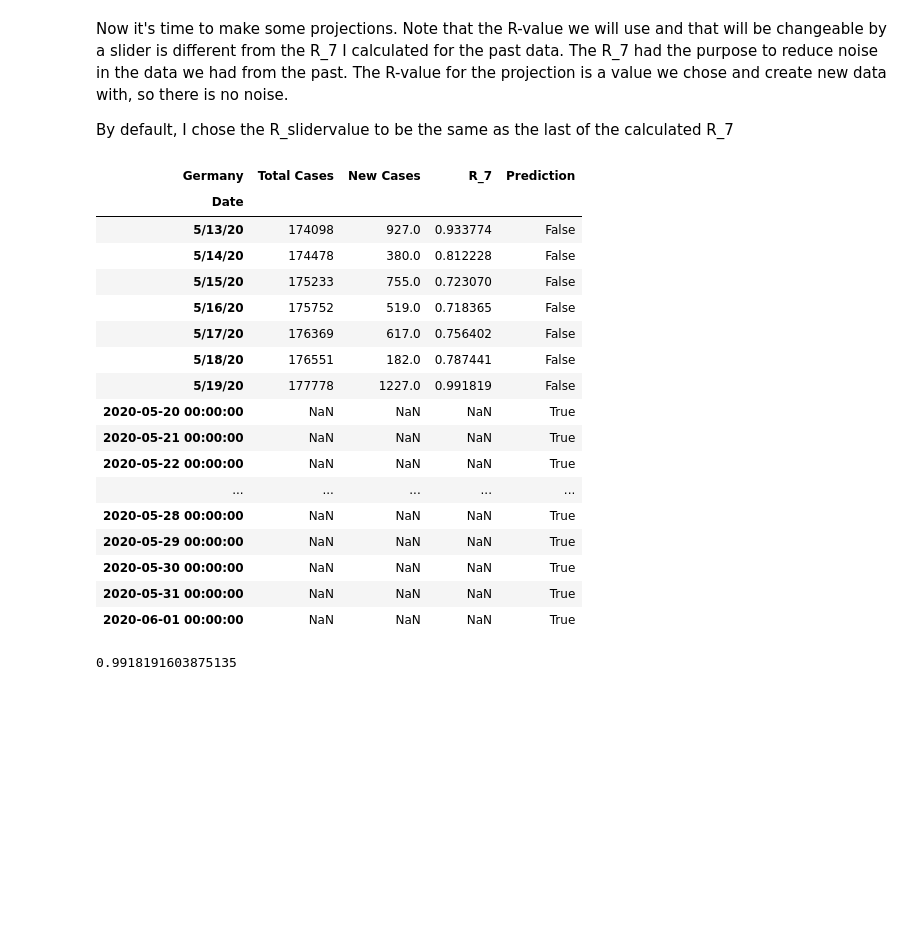
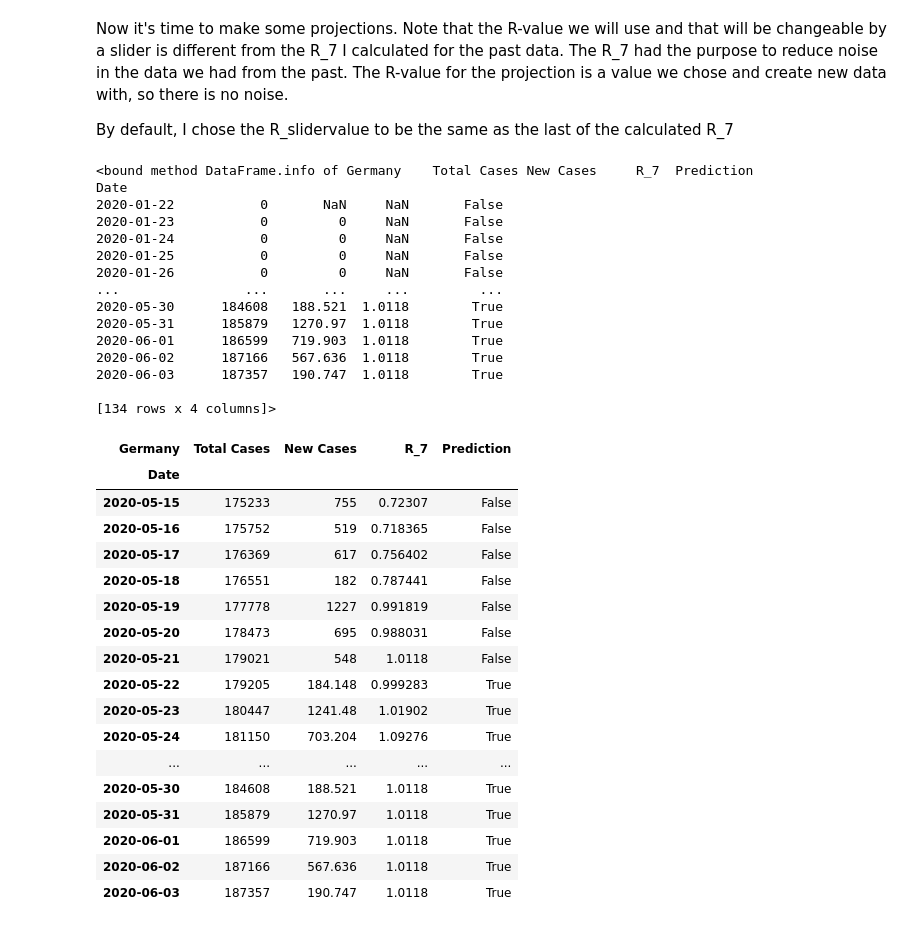
Before and after one commit to rechavar/pyCovid_TechLabsProj, a Jupyter notebook: TechLabs__finalProject.ipynb, the cells around one changed output. Cells and saved outputs as stored; diff of their text form; code cells hidden in the pictures; blank space fills up the shorter version.

```diff
--- a/TechLabs__finalProject.ipynb
+++ b/TechLabs__finalProject.ipynb
@@ -70,4 +85,6 @@ Changing the type of the index column to datetime:
 # %%
 data_confirmed=data_confirmed.T
 data_confirmed.rename_axis(index='Date', columns="Country",inplace=True)
-pd.to_datetime(data_confirmed.index)
+
+###has to be changed to this in master branch, otherwise does not change to datetime index
+data_confirmed.index=pd.to_datetime(data_confirmed.index)
@@ -249,7 +251,7 @@ def create_country(country):
   country_confirmed["Total Cases"]=country_confirmed[country]
   country_confirmed.drop(country, inplace=True, axis=1)
   country_confirmed.rename_axis(columns=country,inplace=True)
-  country_confirmed["New Cases"]=country_confirmed["Total Cases"]-country_confirmed.shift(1)["Total Cases"]
+  country_confirmed["New Cases"]=(country_confirmed["Total Cases"]-country_confirmed.shift(1)["Total Cases"])
   country_confirmed["R_7"]=(country_confirmed["Total Cases"]-country_confirmed.shift(7)["Total Cases"])/(country_confirmed.shift(4)["Total Cases"]-country_confirmed.shift(11)["Total Cases"])
   return(country_confirmed)
 
@@ -278,38 +276,60 @@ By default, I chose the R_slidervalue to be the same as the last of the calculat
 # %%
 from datetime import timedelta
 germany_prediction=(pd.DataFrame(index=pd.date_range(start=country_dataframes["Germany"].index[-1], periods=14, freq='D'),
                                  columns=["Total Cases", "New Cases", "R_7"]))
 germany_prediction.drop(germany_prediction.index[0], inplace=True)
 germany_prediction.rename_axis(index='Date', columns="Germany",inplace=True)
-germany_confirmed["Prediction"]=False
+germany_prediction.index=pd.to_datetime(germany_prediction.index)
+country_dataframes['Germany']["Prediction"]=False
 germany_prediction["Prediction"]=True
-germany_combined=pd.concat([germany_confirmed, germany_prediction])
 
+germany_combined=pd.concat([country_dataframes['Germany'], germany_prediction])
+
+R_slidervalue_germany=country_dataframes["Germany"]["R_7"][-1]
+
+for date in germany_combined.index:
+  if germany_combined.loc[date, 'Prediction']:
+    germany_combined.loc[date, 'Total Cases']=R_slidervalue_germany*(germany_combined.shift(4).loc[date, 'Total Cases']-germany_combined.shift(5).loc[date, 'Total Cases'])+germany_combined.shift(1).loc[date, 'Total Cases']
+
+germany_combined['New Cases']=germany_combined['Total Cases']-germany_combined.shift(1)['Total Cases']
+for date in germany_combined.index:
+  try:
+    germany_combined.loc[date, "R_7"]=(germany_combined.loc[date, "Total Cases"]-germany_combined.shift(7).loc[date, "Total Cases"])/(germany_combined.shift(4).loc[date, "Total Cases"]-germany_combined.shift(11).loc[date, "Total Cases"])
+  except ZeroDivisionError:
+    germany_combined.loc[date, 'R_7']='inf'
+print(germany_combined.info)
 germany_combined.tail(20)
 # %% [output]
+<bound method DataFrame.info of Germany    Total Cases New Cases     R_7  Prediction
+Date
+2020-01-22           0       NaN     NaN       False
+2020-01-23           0         0     NaN       False
+2020-01-24           0         0     NaN       False
+2020-01-25           0         0     NaN       False
+2020-01-26           0         0     NaN       False
+...                ...       ...     ...         ...
+2020-05-30      184608   188.521  1.0118        True
+2020-05-31      185879   1270.97  1.0118        True
+2020-06-01      186599   719.903  1.0118        True
+2020-06-02      187166   567.636  1.0118        True
+2020-06-03      187357   190.747  1.0118        True
+
+[134 rows x 4 columns]>
 | Germany | Total Cases | New Cases | R_7 | Prediction |
 | Date |  |  |  |  |
-| 5/13/20 | 174098 | 927.0 | 0.933774 | False |
-| 5/14/20 | 174478 | 380.0 | 0.812228 | False |
-| 5/15/20 | 175233 | 755.0 | 0.723070 | False |
-| 5/16/20 | 175752 | 519.0 | 0.718365 | False |
-| 5/17/20 | 176369 | 617.0 | 0.756402 | False |
-| 5/18/20 | 176551 | 182.0 | 0.787441 | False |
-| 5/19/20 | 177778 | 1227.0 | 0.991819 | False |
-| 2020-05-20 00:00:00 | NaN | NaN | NaN | True |
-| 2020-05-21 00:00:00 | NaN | NaN | NaN | True |
-| 2020-05-22 00:00:00 | NaN | NaN | NaN | True |
+| 2020-05-15 | 175233 | 755 | 0.72307 | False |
+| 2020-05-16 | 175752 | 519 | 0.718365 | False |
+| 2020-05-17 | 176369 | 617 | 0.756402 | False |
+| 2020-05-18 | 176551 | 182 | 0.787441 | False |
+| 2020-05-19 | 177778 | 1227 | 0.991819 | False |
+| 2020-05-20 | 178473 | 695 | 0.988031 | False |
+| 2020-05-21 | 179021 | 548 | 1.0118 | False |
+| 2020-05-22 | 179205 | 184.148 | 0.999283 | True |
+| 2020-05-23 | 180447 | 1241.48 | 1.01902 | True |
+| 2020-05-24 | 181150 | 703.204 | 1.09276 | True |
 | ... | ... | ... | ... | ... |
-| 2020-05-28 00:00:00 | NaN | NaN | NaN | True |
-| 2020-05-29 00:00:00 | NaN | NaN | NaN | True |
-| 2020-05-30 00:00:00 | NaN | NaN | NaN | True |
-| 2020-05-31 00:00:00 | NaN | NaN | NaN | True |
-| 2020-06-01 00:00:00 | NaN | NaN | NaN | True |
+| 2020-05-30 | 184608 | 188.521 | 1.0118 | True |
+| 2020-05-31 | 185879 | 1270.97 | 1.0118 | True |
+| 2020-06-01 | 186599 | 719.903 | 1.0118 | True |
+| 2020-06-02 | 187166 | 567.636 | 1.0118 | True |
+| 2020-06-03 | 187357 | 190.747 | 1.0118 | True |
-# %%
-R_slidervalue_germany=country_dataframes["Germany"]["R_7"][-1]
-
-#R_slidervalue_germany*(germany_combined["Total Cases"].shift(4)-germany_combined["Total Cases"].shift(8)))
-
-R_slidervalue_germany
-# %% [output]
-0.9918191603875135
```
Also changed, not shown: parts of 15 cells of this notebook.
